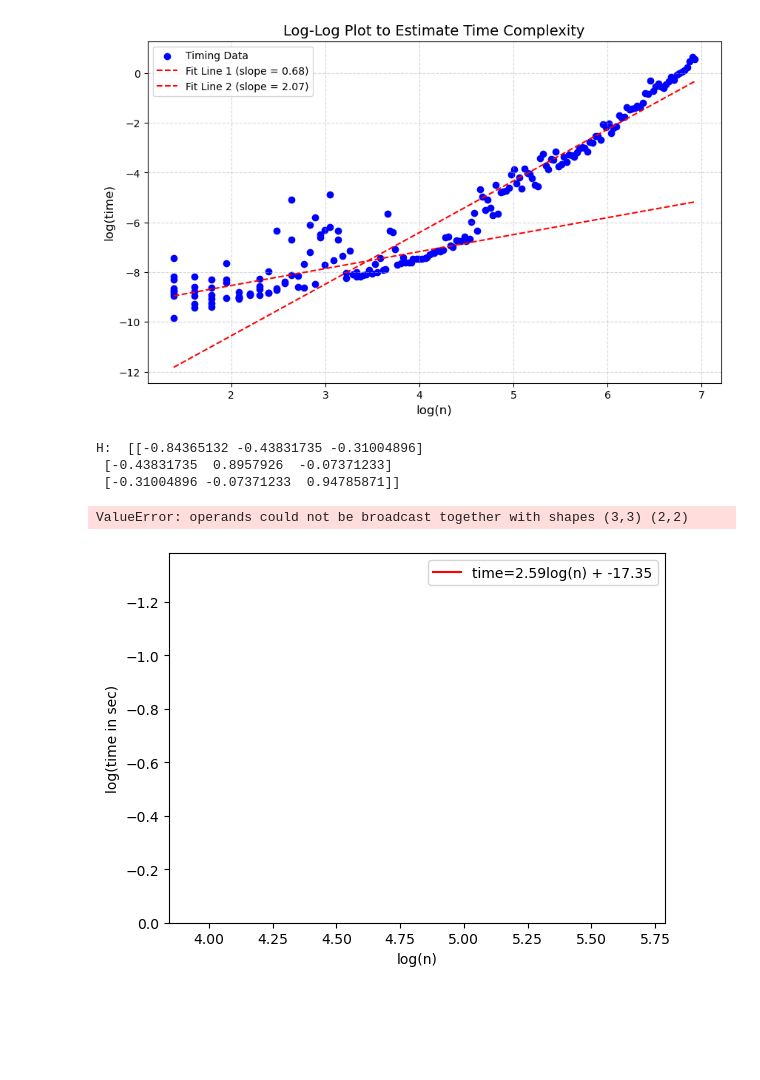
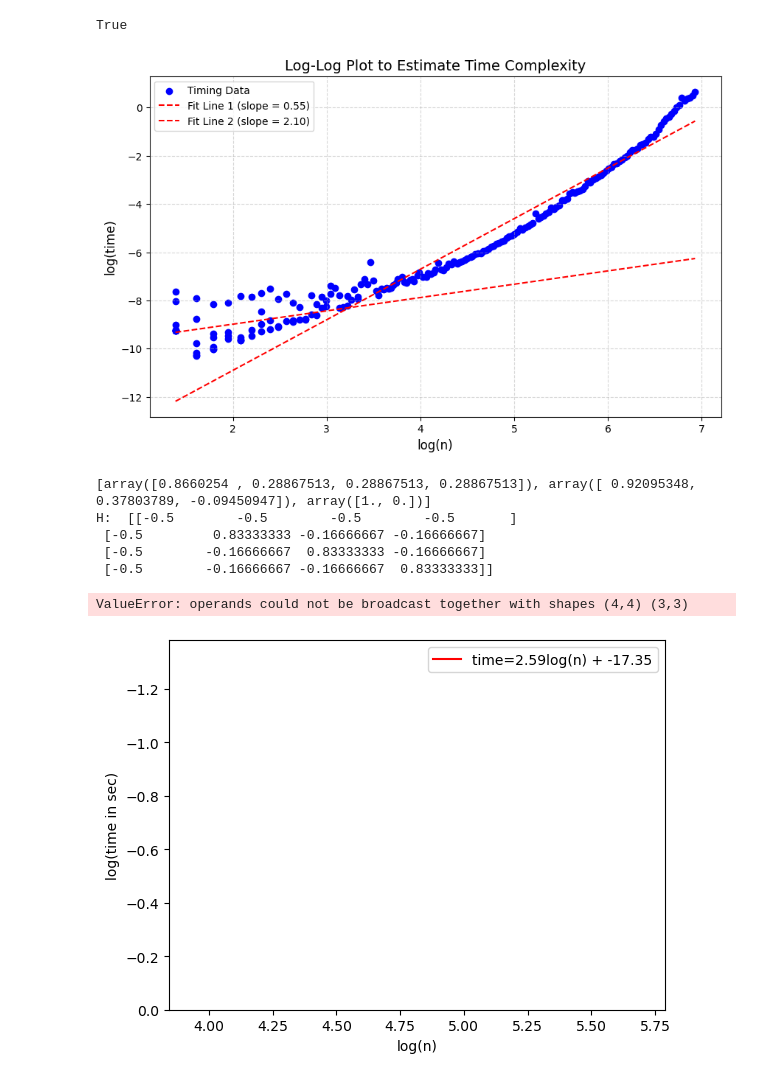
Before and after one commit to liu-bodong/SVD-Image-Compression, a Jupyter notebook: code.ipynb, the cells around one changed output. Drawn from its saved outputs; the diff is of its cells as text; code cells hidden in the pictures; blank space fills up the shorter version.

Commit message:
Fix household, add data

```diff
--- a/code.ipynb
+++ b/code.ipynb
@@ -7,9 +42,22 @@ from scipy.stats import linregress
+# %%
+A = np.array([[1, -1, 4], [1, 4, -2], [1, 4, 2], [1, -1, 0]])
+Q, R = HouseholdDecomp(A)
+print (np.allclose(Q @ R, A, atol=1e-7))
+# %% [output]
+True
 # %%
 ## Goal 1: Householder
-def Householder_QR_Factorization(B):
+def Householder_QR_Factorization_(B):
     """
+    inputs:
     B: np.array
         n x k matrix to be factored (with k <= n)
+
+    returns Q, R
+    Q: np.array
+        n x k matrix
+    R: np.array
+        k x k matrix
     """
     n, k = B.shape
     R = B.copy()
@@ -39,50 +87,54 @@ def Householder_QR_Factorization(B):
 test_range = np.logspace(2, 10, num=200, base=2,dtype=int)
 times = []
 
 for n in test_range:
     B = np.random.rand(n, n-2)
 
     start_time = time.time()
     Householder_QR_Factorization(B)
     end_time = time.time()
     times.append(end_time - start_time)
 
 # Log-transform the data
 log_n = np.log(test_range)
 log_time = np.log(times)
 
 # Perform linear regression to estimate slope
-slope1, intercept1, r_value1, _, _ = linregress(log_n[:50], log_time[:50])
-slope2, intercept2, r_value2, _, _ = linregress(log_n[50:], log_time[50:])
+slope1, intercept1, r_value1, _, _ = scipy.stats.linregress(log_n[:50], log_time[:50])
+slope2, intercept2, r_value2, _, _ = scipy.stats.linregress(log_n[50:], log_time[50:])
 
 # Plot results
 plt.figure(figsize=(10, 6))
 plt.scatter(log_n, log_time, label='Timing Data', color='blue')
 plt.plot(log_n, intercept1 + slope1 * log_n, label=f'Fit Line 1 (slope = {slope1:.2f})', linestyle='--', color='red')
 plt.plot(log_n, intercept2 + slope2 * log_n, label=f'Fit Line 2 (slope = {slope2:.2f})', linestyle='--', color='red')
 
 plt.xlabel('log(n)', fontsize=12)
 plt.ylabel('log(time)', fontsize=12)
 plt.title('Log-Log Plot to Estimate Time Complexity', fontsize=14)
 plt.legend()
 plt.grid(True, which='both', linestyle='--', alpha=0.5)
 plt.show()
 # %% [output]
-[figure, old version]
+[figure, new version]
 # %%
 # validate QR
-n = 3
-k = 2
-B = np.random.rand(n, k)
+#n = 3
+#k = 2
+#B = np.random.rand(n, k)
+n = 4
+k = 3
+B = np.array([[1, -1, 4], [1, 4, -2], [1, 4, 2], [1, -1, 0]])
 
-R, H_vecs = Householder_QR_Factorization(B)
+R, H_vecs = Householder_QR_Factorization_(B)
+print (H_vecs)
 # print("B: ", B)
 # print("Q: ", Q)
 # print("R: ", R)
 # print("Q @ R: ", Q @ R)
 for i in range(k):
     v = H_vecs[i]
-    H = np.eye(n) - 2 * np.outer(v, v)
+    H = np.eye(n) - 2 * np.outer(v, v.T)
     B = H @ B
     print("H: ", H)
 
@@ -91,10 +143,12 @@ if np.allclose(B, R, rtol=1e-10):
 else:
     print("QR factorization is incorrect")
 # %% [output]
-H:  [[-0.84365132 -0.43831735 -0.31004896]
- [-0.43831735  0.8957926  -0.07371233]
- [-0.31004896 -0.07371233  0.94785871]]
+[array([0.8660254 , 0.28867513, 0.28867513, 0.28867513]), array([ 0.92095348,  0.37803789, -0.09450947]), array([1., 0.])]
+H:  [[-0.5        -0.5        -0.5        -0.5       ]
+ [-0.5         0.83333333 -0.16666667 -0.16666667]
+ [-0.5        -0.16666667  0.83333333 -0.16666667]
+ [-0.5        -0.16666667 -0.16666667  0.83333333]]
-ValueError: operands could not be broadcast together with shapes (3,3) (2,2)
+ValueError: operands could not be broadcast together with shapes (4,4) (3,3)
 # %%
 
 # Sampling functions
```
Also changed, not shown: parts of 2 cells of this notebook, 9 other files.
